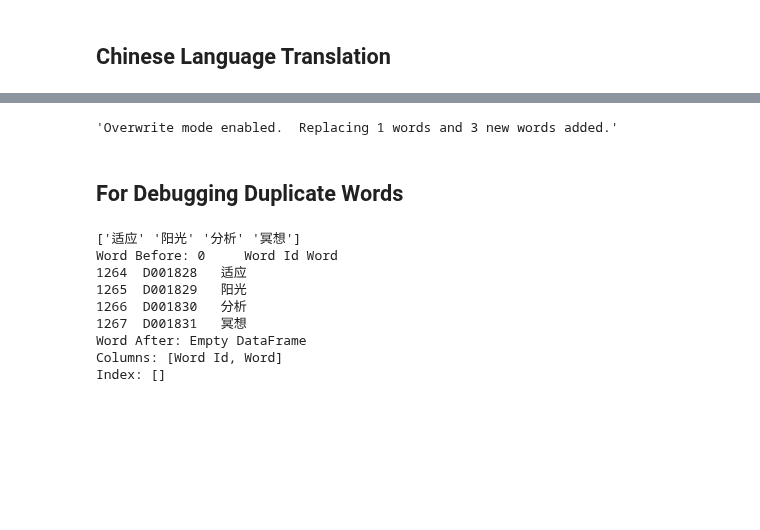
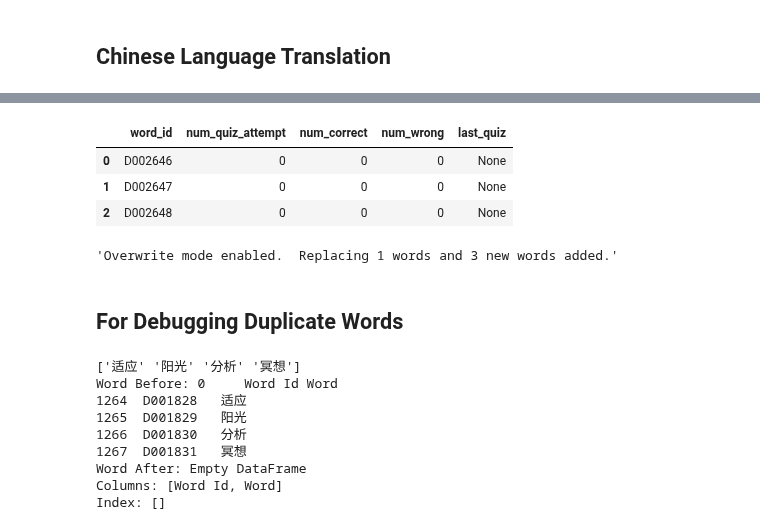
Before and after one commit to tuawong/GPT4LanguageLearning, a Jupyter notebook: GPT_ChineseWords.ipynb, the cells around one changed output, grey strips where cells are left out. Drawn from its saved outputs; the diff is of its cells as text; code cells hidden in the pictures; blank space fills up the shorter version.

```diff
--- a/GPT_ChineseWords.ipynb
+++ b/GPT_ChineseWords.ipynb
@@ -66,0 +99,7 @@ translator_pipe = TranslationPipeline(gsheet_name=gsheet_name, worksheet_name=di
+# %%
+ pd.read_sql("SELECT * FROM QuizAgg", engine)
+# %% [output]
+|  | word_id | num_quiz_attempt | num_correct | num_wrong | last_quiz |
+| 0 | D002646 | 0 | 0 | 0 | None |
+| 1 | D002647 | 0 | 0 | 0 | None |
+| 2 | D002648 | 0 | 0 | 0 | None |
```
Also changed, not shown: parts of 7 cells of this notebook, 12 other files.
